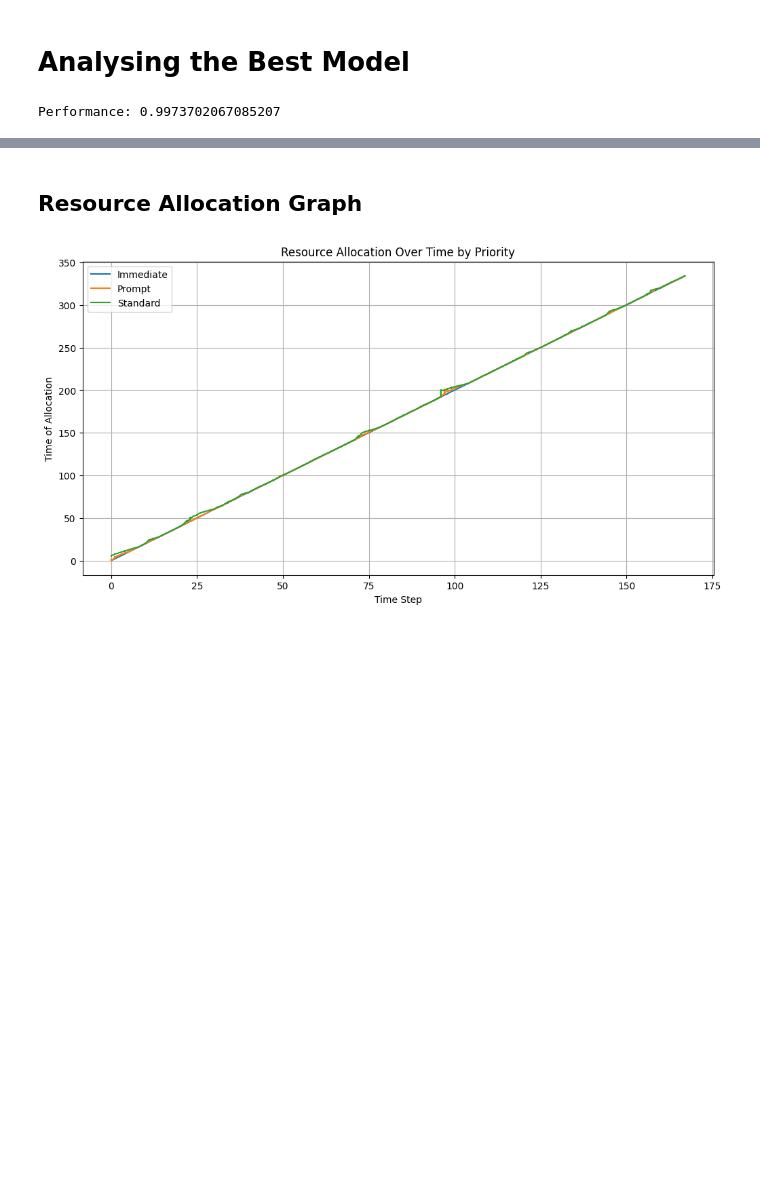
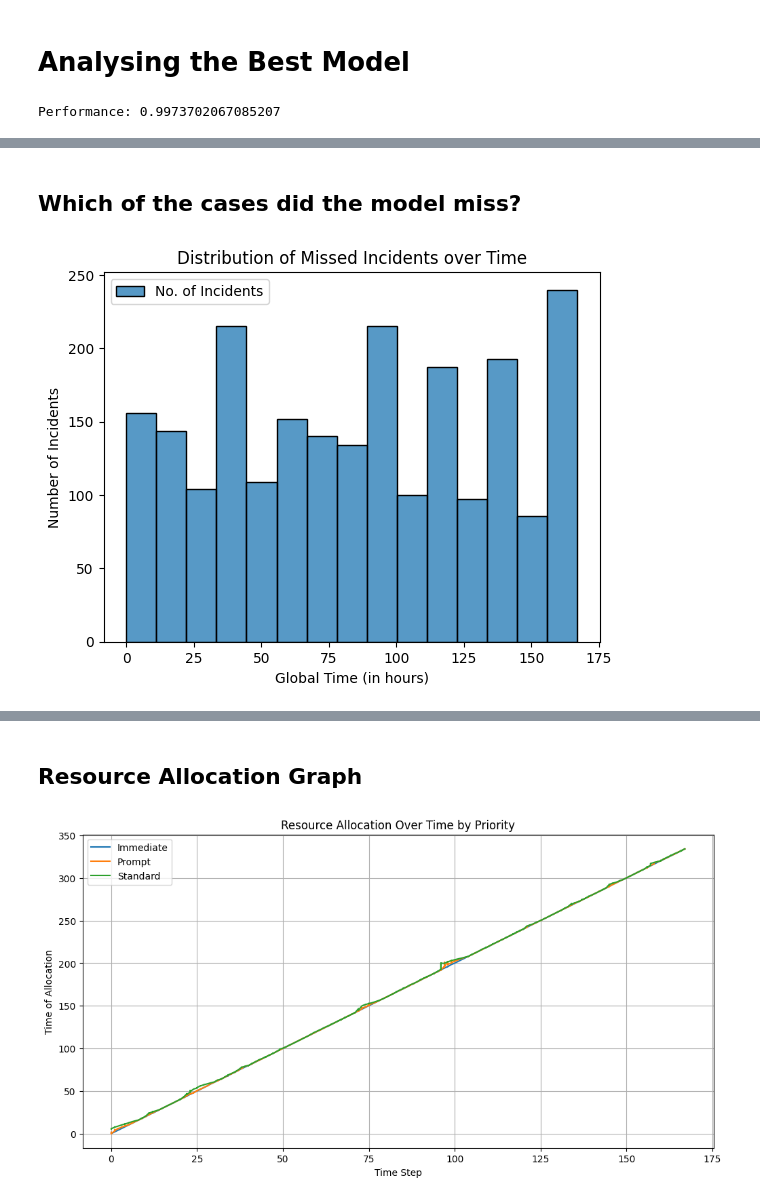
Before and after one commit to KrishnaBellamkonda/edinburgh-challenge, a Jupyter notebook: BestModelAnalysis.ipynb, the cells around one changed output, grey strips where cells are left out. Drawn from its saved outputs; the diff is of its cells as text; code cells hidden in the pictures; blank space fills up the shorter version.

```diff
--- a/BestModelAnalysis.ipynb
+++ b/BestModelAnalysis.ipynb
@@ -46,0 +73,2 @@ Performance: 0.9973702067085207
+# %% [markdown]
+## Which of the cases did the model miss?
@@ -46,0 +89,21 @@ Performance: 0.9973702067085207
+# %%
+missed_immediate = missed_incidents["Immediate"]
+missed_prompt = missed_incidents["Prompt"]
+missed_standard = missed_incidents["Standard"]
+all_missed = missed_immediate + missed_prompt + missed_standard
+all_incidents = simulation.cumulative_incidents
+
+incidents_data = [asdict(incident) for incident in all_missed]
+all_incidents_data = [asdict(incident) for incident in all_incidents]
+incidents_df = pd.DataFrame(incidents_data)
+all_incidents_df = pd.DataFrame(all_incidents)
+# %%
+sns.histplot(data=all_incidents_df, x='global_time', bins=15, palette=["black"], label="No. of Incidents")
+plt.title('Distribution of Missed Incidents over Time')
+plt.xlabel('Global Time (in hours)')
+plt.ylabel('Number of Incidents')
+plt.legend()
+plt.savefig("pictures/distribution_of_incidents.png")
+plt.show()
+# %% [output]
+[figure, added]
```
Also changed, not shown: parts of 25 cells of this notebook, 16 other files.
